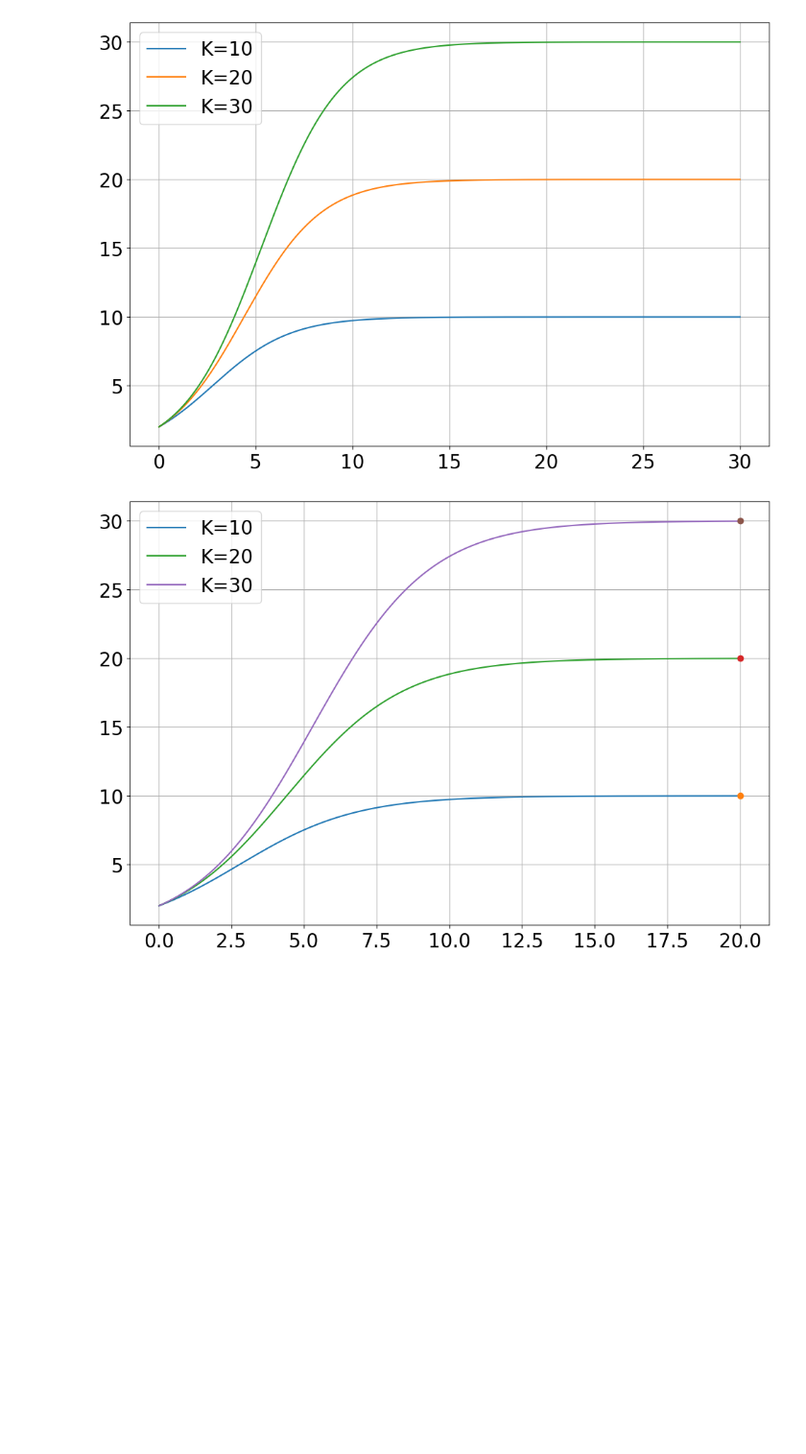
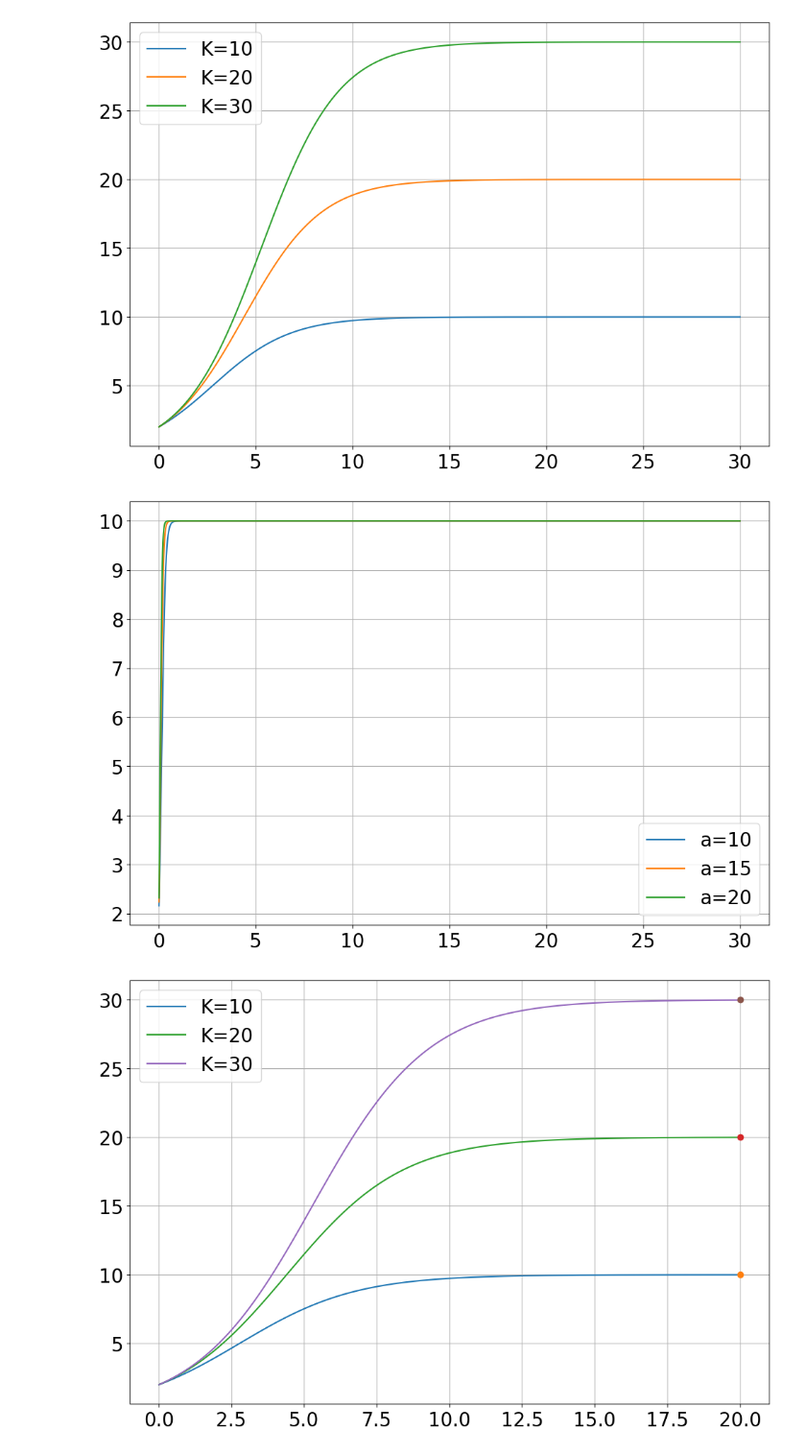
Before and after one commit to bblais/Computer-Programming-for-the-Sciences-Spring-2023, a Jupyter notebook: Sprint #1 - Algorithms and Simulation/2023-02-07 - Population growth model.ipynb, the cells around one changed output. Shown at 96% size. Cells and saved outputs as stored; diff of their text form; code cells hidden in the pictures; blank space fills up the shorter version.

```diff
--- a/Sprint #1 - Algorithms and Simulation/2023-02-07 - Population growth model.ipynb
+++ b/Sprint #1 - Algorithms and Simulation/2023-02-07 - Population growth model.ipynb
@@ -163,6 +163,39 @@ for K in [10,20,30]:
     legend()
 # %% [output]
 [figure]
+# %%
+for a in [10,15,20]:
+    p=2
+    t=0
+
+    #a=0.5
+    K=10
+
+    dt=0.01
+
+    S=Storage()
+
+    while t<30:
+
+        dp=(a*p*(1-p/K))*dt
+
+        p=p+dp
+        t=t+dt
+
+        S+=t,p
+
+
+    t,p=S.arrays()
+
+
+    plot(t,p,label=f'a={a}')
+
+
+
+
+    legend()
+# %% [output]
+[figure, added]
 # %%
 for K in [10,20,30]:
     p=2
```
Also changed, not shown: 1 other file.
